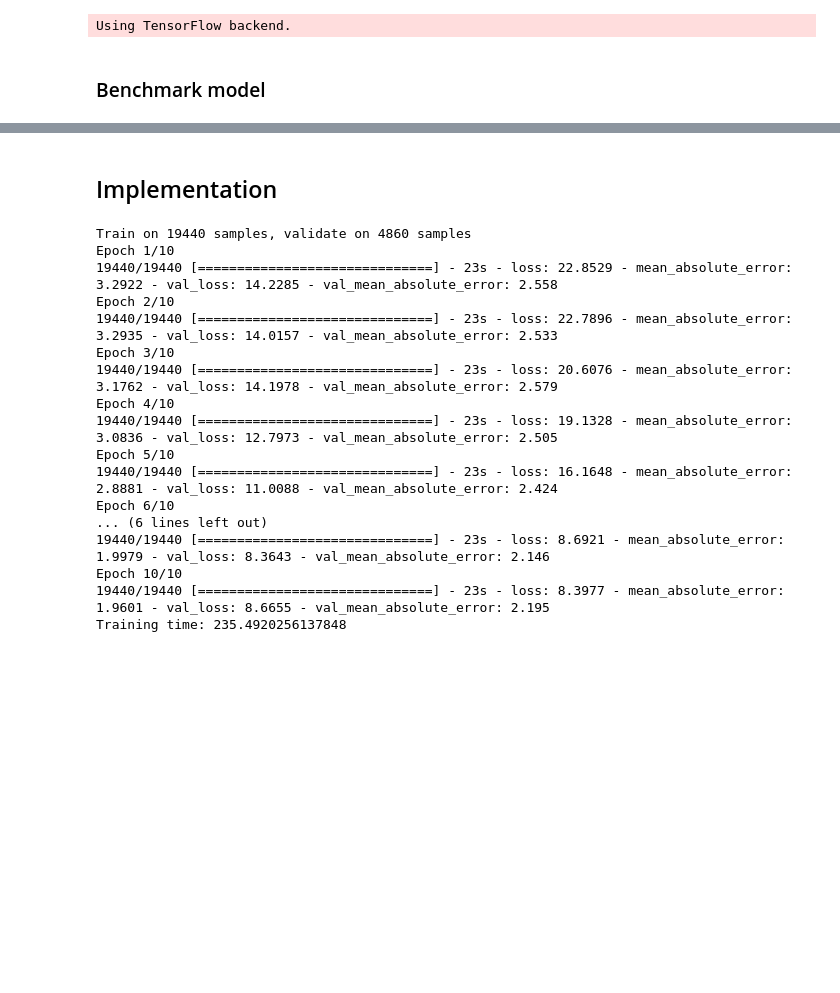
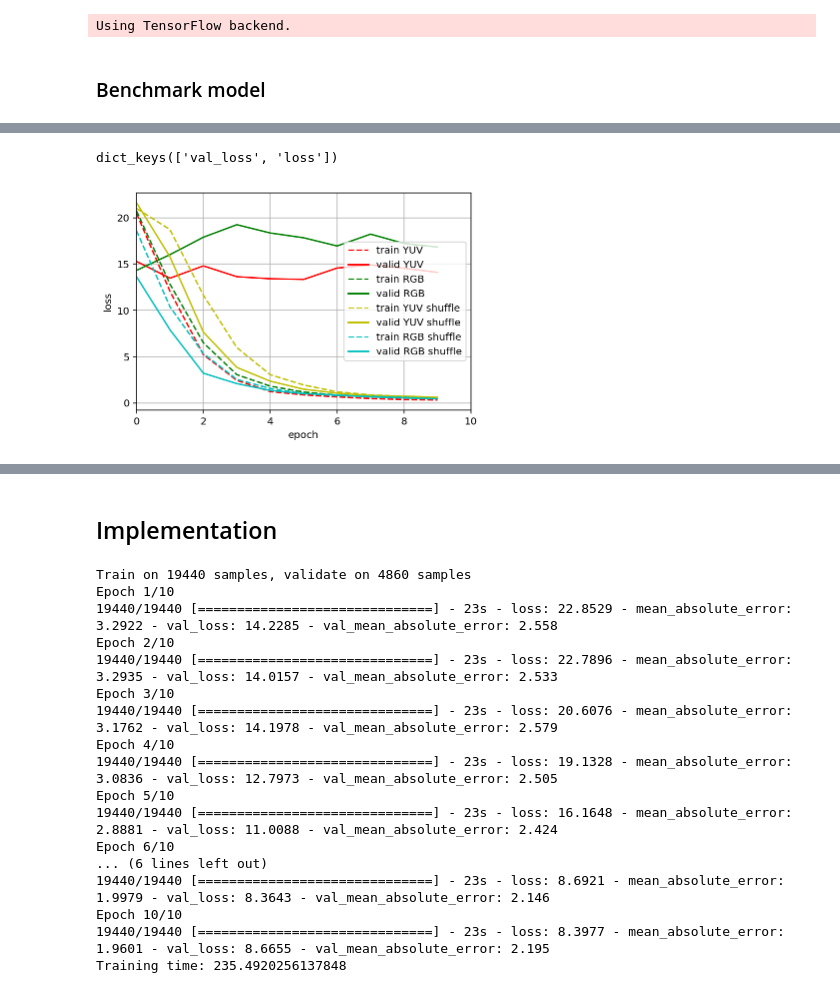
Before and after one commit to gwwang16/MLND-Capstone-Project-DeepTesla, a Jupyter notebook: DeepTesla.ipynb, the cells around one changed output, grey strips where cells are left out. Cells and saved outputs as stored; diff of their text form; code cells hidden in the pictures; blank space fills up the shorter version.

```diff
--- a/DeepTesla.ipynb
+++ b/DeepTesla.ipynb
@@ -351,10 +342,10 @@ dict_keys(['val_mean_absolute_error', 'mean_absolute_error', 'val_loss', 'loss']
 base_model = nvidia_model(img_height, img_width, img_channels)
 time_start = time.time()
 # Fit the model
-base_history = base_model.fit(X_train, y_train,
+base_shuffle_history = base_model.fit(X_train, y_train,
                               validation_data=(X_val, y_val),
                               epochs=10,
-                              batch_size=512)
+                              batch_size=256)
 
 total_time = time.time() - time_start
 print('Training time: {}'.format(total_time))
@@ -411,9 +371,9 @@ dict_keys(['val_mean_absolute_error', 'mean_absolute_error', 'val_loss', 'loss']
 base_model = nvidia_model(img_height, img_width, img_channels)
 time_start = time.time()
 # Fit the model
-base_history = base_model.fit(imgs_data_normal, wheels_data_normal,
+base_RGB_history = base_model.fit(imgs_data_normal, wheels_data_normal,
                               epochs=10,
-                              batch_size=512,
+                              batch_size=256,
                               validation_split=0.2)
 
 total_time = time.time() - time_start
@@ -469,0 +399,11 @@ dict_keys(['val_mean_absolute_error', 'mean_absolute_error', 'val_loss', 'loss']
+# %%
+base_model = nvidia_model(img_height, img_width, img_channels)
+time_start = time.time()
+# Fit the model
+base_RGB_shuffle_history = base_model.fit(X_train_normal, y_train_normal,
+                              validation_data=(X_val_normal, y_val_normal),
+                              epochs=10,
+                              batch_size=256)
+
+total_time = time.time() - time_start
+print('Training time: {}'.format(total_time))
@@ -470,3 +428,32 @@ dict_keys(['val_mean_absolute_error', 'mean_absolute_error', 'val_loss', 'loss']
+# %%
+# list all data in history
+print(base_history.history.keys())
+# summarize history for loss
+plt.plot(base_history.history['loss'], 'r--')
+plt.plot(base_history.history['val_loss'], 'r')
+
+plt.plot(base_RGB_history.history['loss'], 'g--')
+plt.plot(base_RGB_history.history['val_loss'], 'g')
+
+plt.plot(base_shuffle_history.history['loss'], 'y--')
+plt.plot(base_shuffle_history.history['val_loss'], 'y')
+
+plt.plot(base_RGB_shuffle_history.history['loss'], 'c--')
+plt.plot(base_RGB_shuffle_history.history['val_loss'], 'c')
+
+# plt.title('model loss')
+plt.ylabel('loss')
+plt.xlabel('epoch')
+plt.legend(['train YUV', 'valid YUV', 'train RGB', 'valid RGB',
+            'train YUV shuffle', 'valid YUV shuffle','train RGB shuffle', 'valid RGB shuffle'], loc='best')
+plt.xlim((0,10))
+plt.xticks(np.arange(0, 11, 2))
+plt.grid()
+plt.savefig(img_dir + "/base_loss_compare.png")
+plt.show()
+# %% [output]
+dict_keys(['val_loss', 'loss'])
+[figure, added]
 # %%
 print(base_model.summary())
 # %% [output]
```
Also changed, not shown: parts of 10 cells of this notebook.
